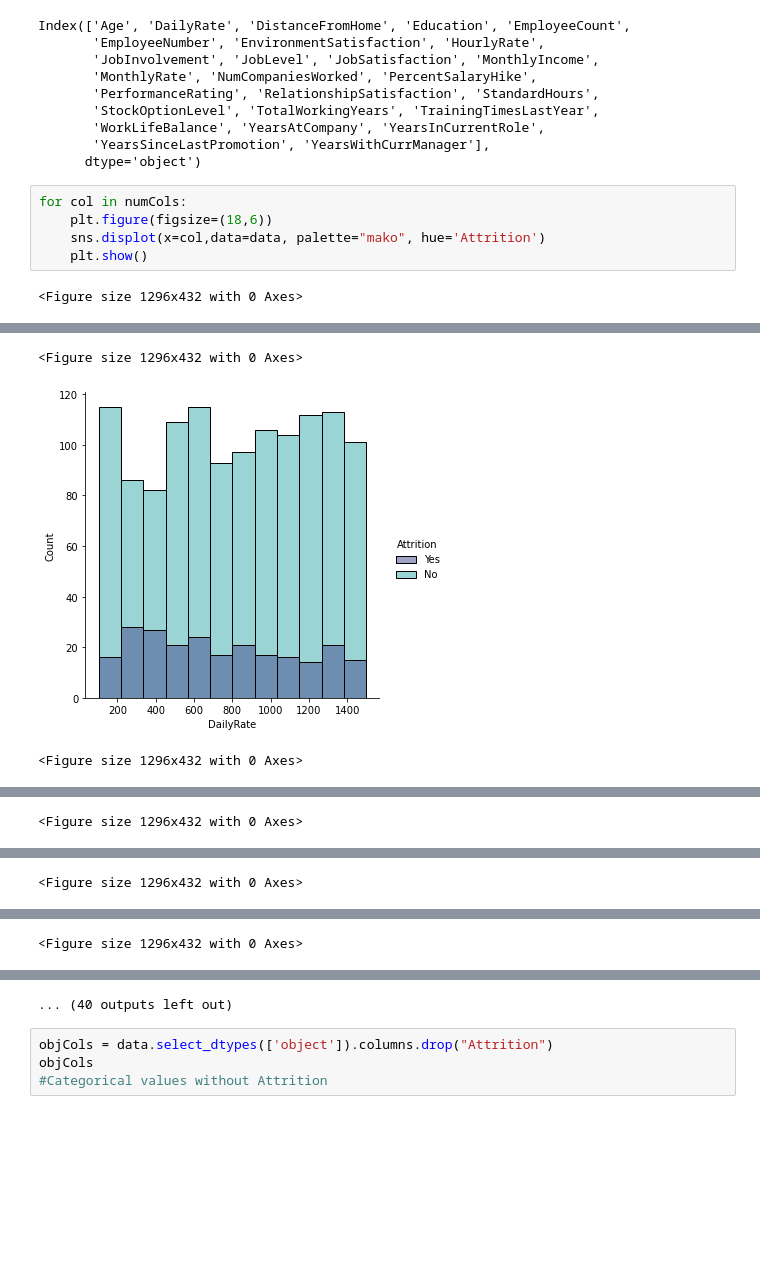
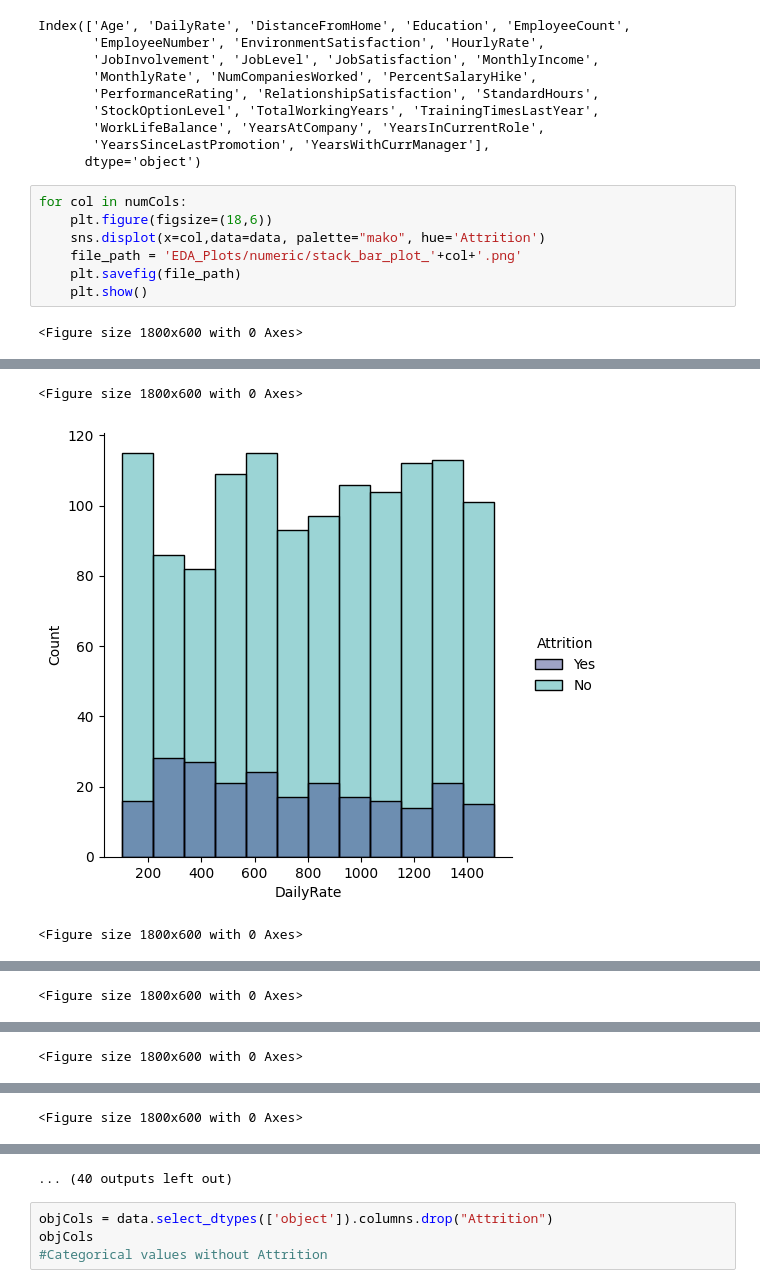
Before and after one commit to ksramalakshmi/AttritionAnalysisSoftware, a Jupyter notebook: attrition_prediction_model.ipynb, the cells around one changed output, grey strips where cells are left out. Cells and saved outputs as stored; diff of their text form; blank space fills up the shorter version.

```diff
--- a/attrition_prediction_model.ipynb
+++ b/attrition_prediction_model.ipynb
@@ -103,6 +110,8 @@ Index(['Age', 'DailyRate', 'DistanceFromHome', 'Education', 'EmployeeCount',
 for col in numCols:
     plt.figure(figsize=(18,6))
     sns.displot(x=col,data=data, palette="mako", hue='Attrition')
+    file_path = 'EDA_Plots/numeric/stack_bar_plot_'+col+'.png'
+    plt.savefig(file_path)
     plt.show()
 # %% [output]
-<Figure size 1296x432 with 0 Axes>
+<Figure size 1800x600 with 0 Axes>
@@ -110,3 +119,3 @@ for col in numCols:
-<Figure size 1296x432 with 0 Axes>
+<Figure size 1800x600 with 0 Axes>
-[figure, old version]
+[figure, new version]
-<Figure size 1296x432 with 0 Axes>
+<Figure size 1800x600 with 0 Axes>
@@ -114 +123 @@ for col in numCols:
-<Figure size 1296x432 with 0 Axes>
+<Figure size 1800x600 with 0 Axes>
@@ -116 +125 @@ for col in numCols:
-<Figure size 1296x432 with 0 Axes>
+<Figure size 1800x600 with 0 Axes>
@@ -118 +127 @@ for col in numCols:
-<Figure size 1296x432 with 0 Axes>
+<Figure size 1800x600 with 0 Axes>
```
Also changed, not shown: parts of 30 cells of this notebook.
